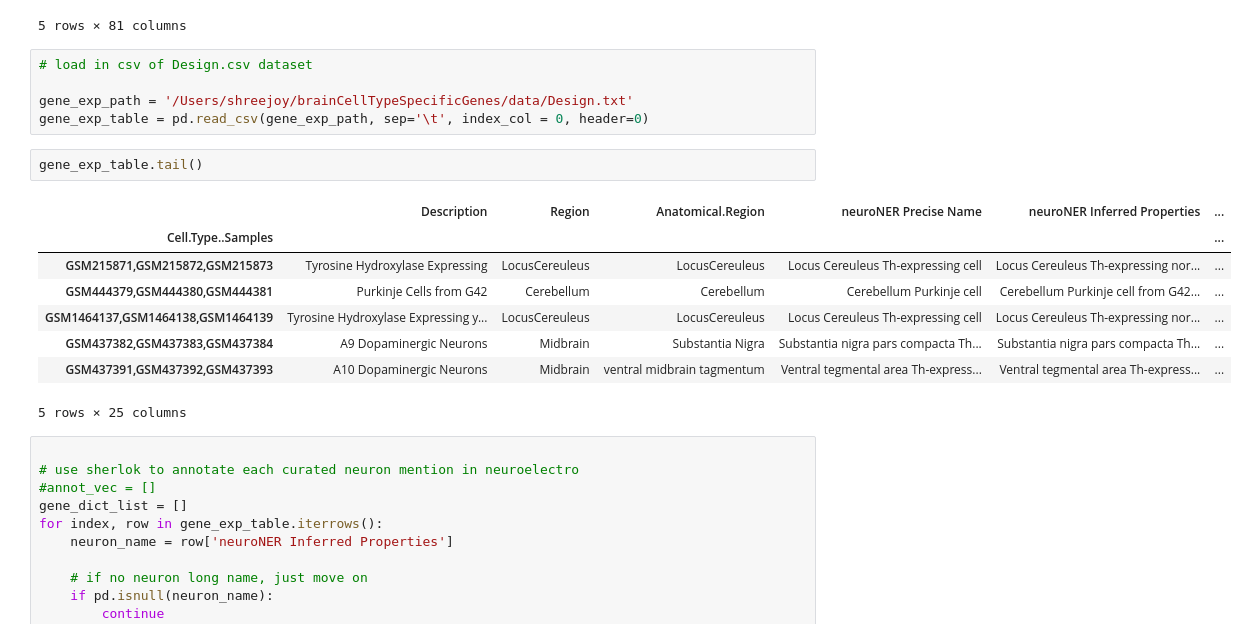
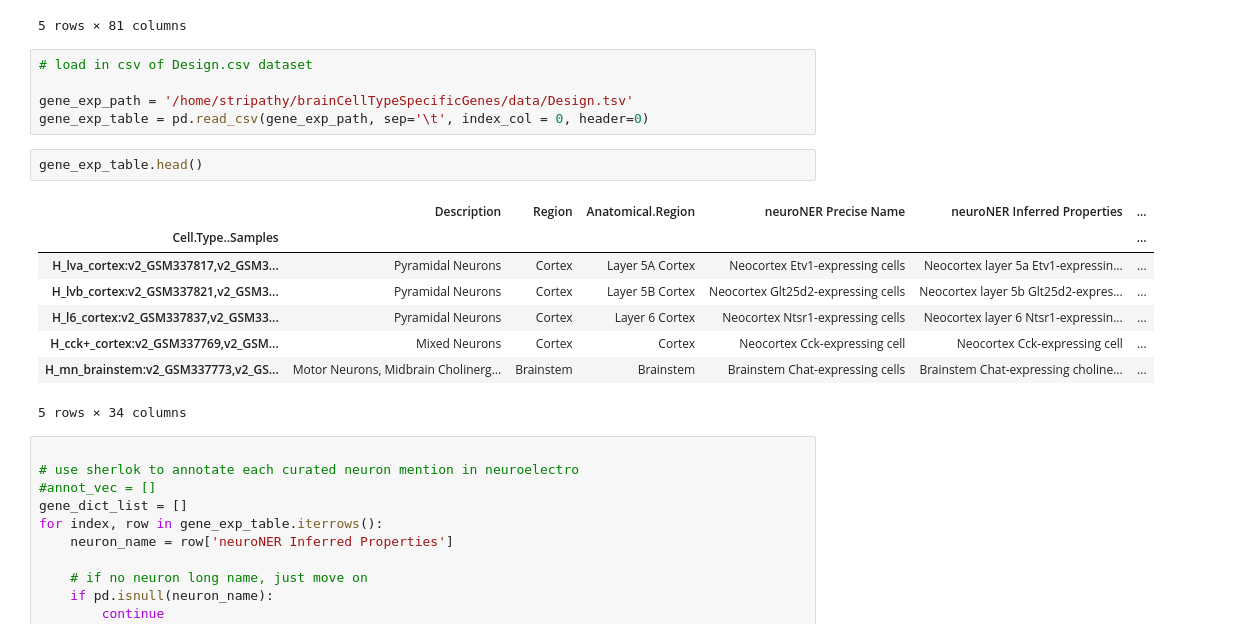
Before and after one commit to renaud/neuroNER, a Jupyter notebook: similarity/api_demo.ipynb, the cells around one changed output. Drawn from its saved outputs; the diff is of its cells as text.

```diff
--- a/similarity/api_demo.ipynb
+++ b/similarity/api_demo.ipynb
@@ -155,19 +152,19 @@ table.head()
 # %%
 # load in csv of Design.csv dataset
 
-gene_exp_path = '/Users/shreejoy/brainCellTypeSpecificGenes/data/Design.txt'
+gene_exp_path = '/home/stripathy/brainCellTypeSpecificGenes/data/Design.tsv'
 gene_exp_table = pd.read_csv(gene_exp_path, sep='\t', index_col = 0, header=0)
 # %%
-gene_exp_table.tail()
+gene_exp_table.head()
 # %% [output]
 |  | Description | Region | Anatomical.Region | neuroNER Precise Name | neuroNER Inferred Properties | ... |
 | Cell.Type..Samples |  |  |  |  |  | ... |
-| GSM215871,GSM215872,GSM215873 | Tyrosine Hydroxylase Expressing | LocusCereuleus | LocusCereuleus | Locus Cereuleus Th-expressing cell | Locus Cereuleus Th-expressing nor... | ... |
-| GSM444379,GSM444380,GSM444381 | Purkinje Cells from G42 | Cerebellum | Cerebellum | Cerebellum Purkinje cell | Cerebellum Purkinje cell from G42... | ... |
-| GSM1464137,GSM1464138,GSM1464139 | Tyrosine Hydroxylase Expressing y... | LocusCereuleus | LocusCereuleus | Locus Cereuleus Th-expressing cell | Locus Cereuleus Th-expressing nor... | ... |
-| GSM437382,GSM437383,GSM437384 | A9 Dopaminergic Neurons | Midbrain | Substantia Nigra | Substantia nigra pars compacta Th... | Substantia nigra pars compacta Th... | ... |
-| GSM437391,GSM437392,GSM437393 | A10 Dopaminergic Neurons | Midbrain | ventral midbrain tagmentum | Ventral tegmental area Th-express... | Ventral tegmental area Th-express... | ... |
+| H_lva_cortex:v2_GSM337817,v2_GSM3... | Pyramidal Neurons | Cortex | Layer 5A Cortex | Neocortex Etv1-expressing cells | Neocortex layer 5a Etv1-expressin... | ... |
+| H_lvb_cortex:v2_GSM337821,v2_GSM3... | Pyramidal Neurons | Cortex | Layer 5B Cortex | Neocortex Glt25d2-expressing cells | Neocortex layer 5b Glt25d2-expres... | ... |
+| H_l6_cortex:v2_GSM337837,v2_GSM33... | Pyramidal Neurons | Cortex | Layer 6 Cortex | Neocortex Ntsr1-expressing cells | Neocortex layer 6 Ntsr1-expressin... | ... |
+| H_cck+_cortex:v2_GSM337769,v2_GSM... | Mixed Neurons | Cortex | Cortex | Neocortex Cck-expressing cell | Neocortex Cck-expressing cell | ... |
+| H_mn_brainstem:v2_GSM337773,v2_GS... | Motor Neurons, Midbrain Cholinerg... | Brainstem | Brainstem | Brainstem Chat-expressing cells | Brainstem Chat-expressing choline... | ... |
-5 rows × 25 columns
+5 rows × 34 columns
 # %%
 
 # use sherlok to annotate each curated neuron mention in neuroelectro
```
Also changed, not shown: parts of 9 cells of this notebook, 2 other files.
